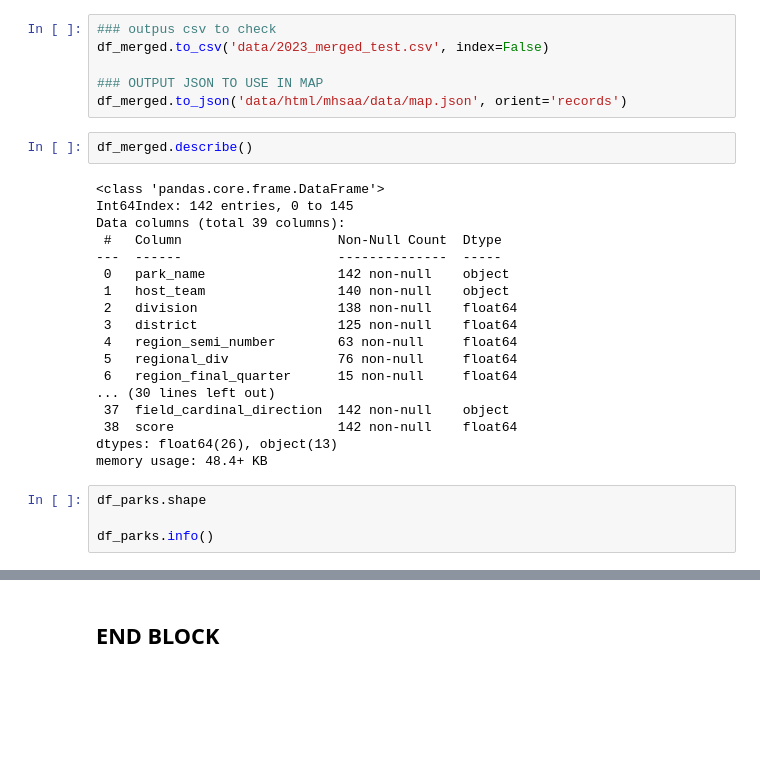
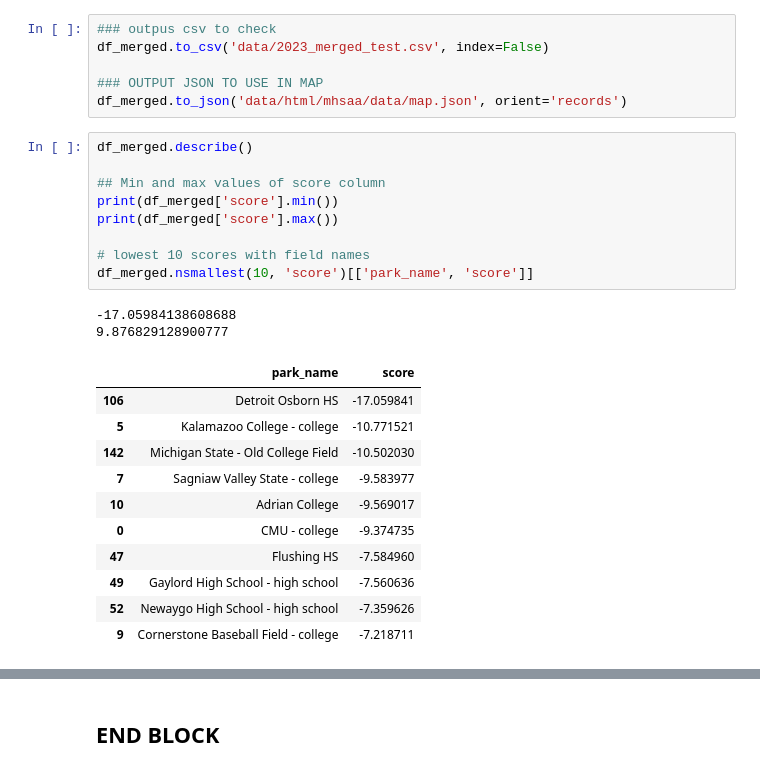
Before and after one commit to JSmith1826/BB_parks, a Jupyter notebook: mhsaa_etl.ipynb, the cells around one changed output, grey strips where cells are left out. Saved outputs shown, nothing was run; the diff lists cells and outputs as text; blank space fills up the shorter version.

```diff
--- a/mhsaa_etl.ipynb
+++ b/mhsaa_etl.ipynb
@@ -569,27 +515,26 @@ df_merged.to_csv('data/2023_merged_test.csv', index=False)
 
 ### OUTPUT JSON TO USE IN MAP
 df_merged.to_json('data/html/mhsaa/data/map.json', orient='records')
-# %%
-df_merged.describe()
-# %% [output]
-<class 'pandas.core.frame.DataFrame'>
-Int64Index: 142 entries, 0 to 145
-Data columns (total 39 columns):
- #   Column                    Non-Null Count  Dtype
----  ------                    --------------  -----
- 0   park_name                 142 non-null    object
- 1   host_team                 140 non-null    object
- 2   division                  138 non-null    float64
- 3   district                  125 non-null    float64
- 4   region_semi_number        63 non-null     float64
- 5   regional_div              76 non-null     float64
- 6   region_final_quarter      15 non-null     float64
-... (30 lines left out)
- 37  field_cardinal_direction  142 non-null    object
- 38  score                     142 non-null    float64
-dtypes: float64(26), object(13)
-memory usage: 48.4+ KB
-# %%
-df_parks.shape
-
-df_parks.info()
+# %%
+df_merged.describe()
+
+## Min and max values of score column
+print(df_merged['score'].min())
+print(df_merged['score'].max())
+
+# lowest 10 scores with field names
+df_merged.nsmallest(10, 'score')[['park_name', 'score']]
+# %% [output]
+-17.05984138608688
+9.876829128900777
+|  | park_name | score |
+| 106 | Detroit Osborn HS | -17.059841 |
+| 5 | Kalamazoo College - college | -10.771521 |
+| 142 | Michigan State - Old College Field | -10.502030 |
+| 7 | Sagniaw Valley State - college | -9.583977 |
+| 10 | Adrian College | -9.569017 |
+| 0 | CMU - college | -9.374735 |
+| 47 | Flushing HS | -7.584960 |
+| 49 | Gaylord High School - high school | -7.560636 |
+| 52 | Newaygo High School - high school | -7.359626 |
+| 9 | Cornerstone Baseball Field - college | -7.218711 |
```
Also changed, not shown: parts of 14 cells of this notebook, 4 other files.
